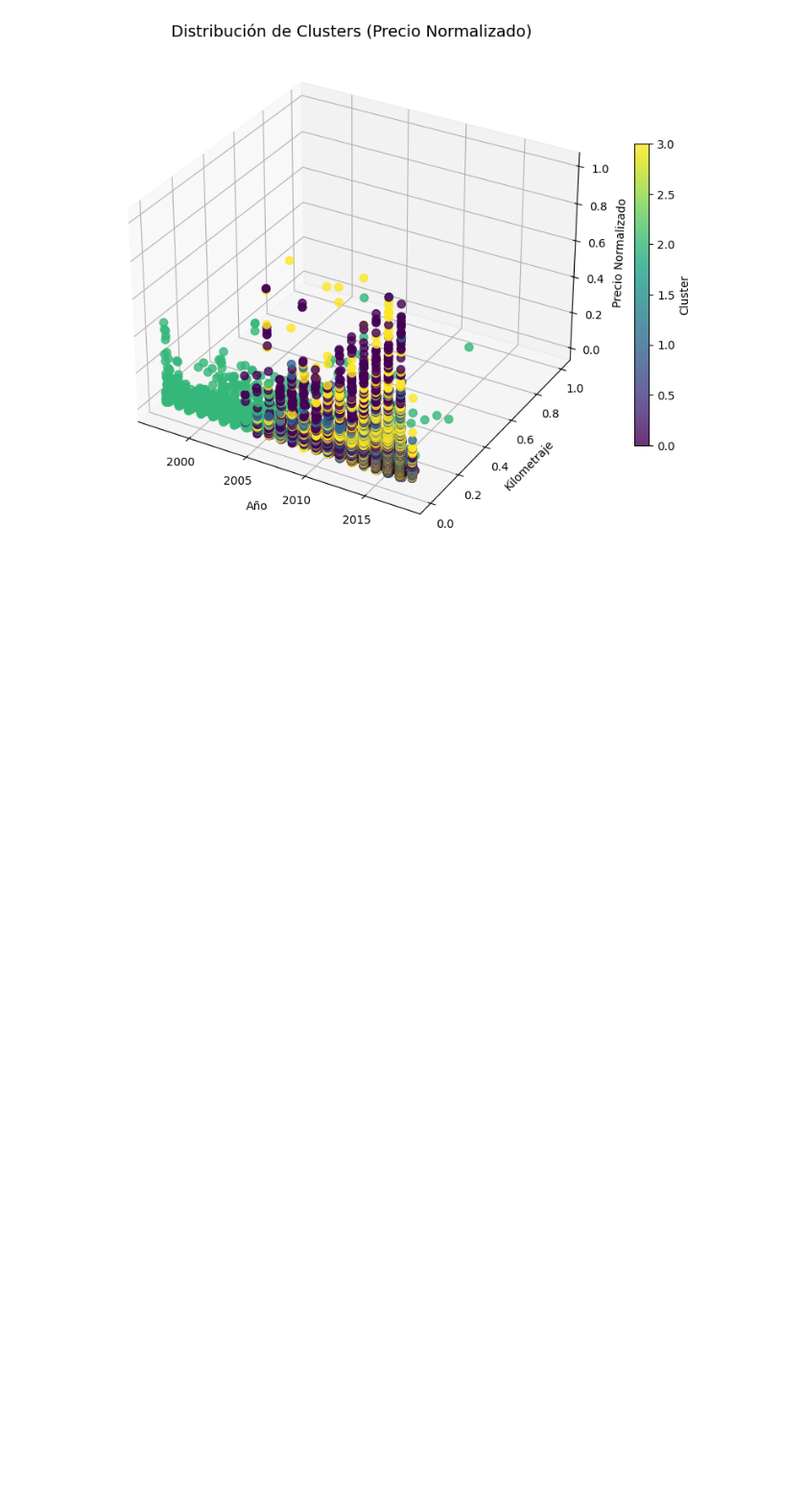
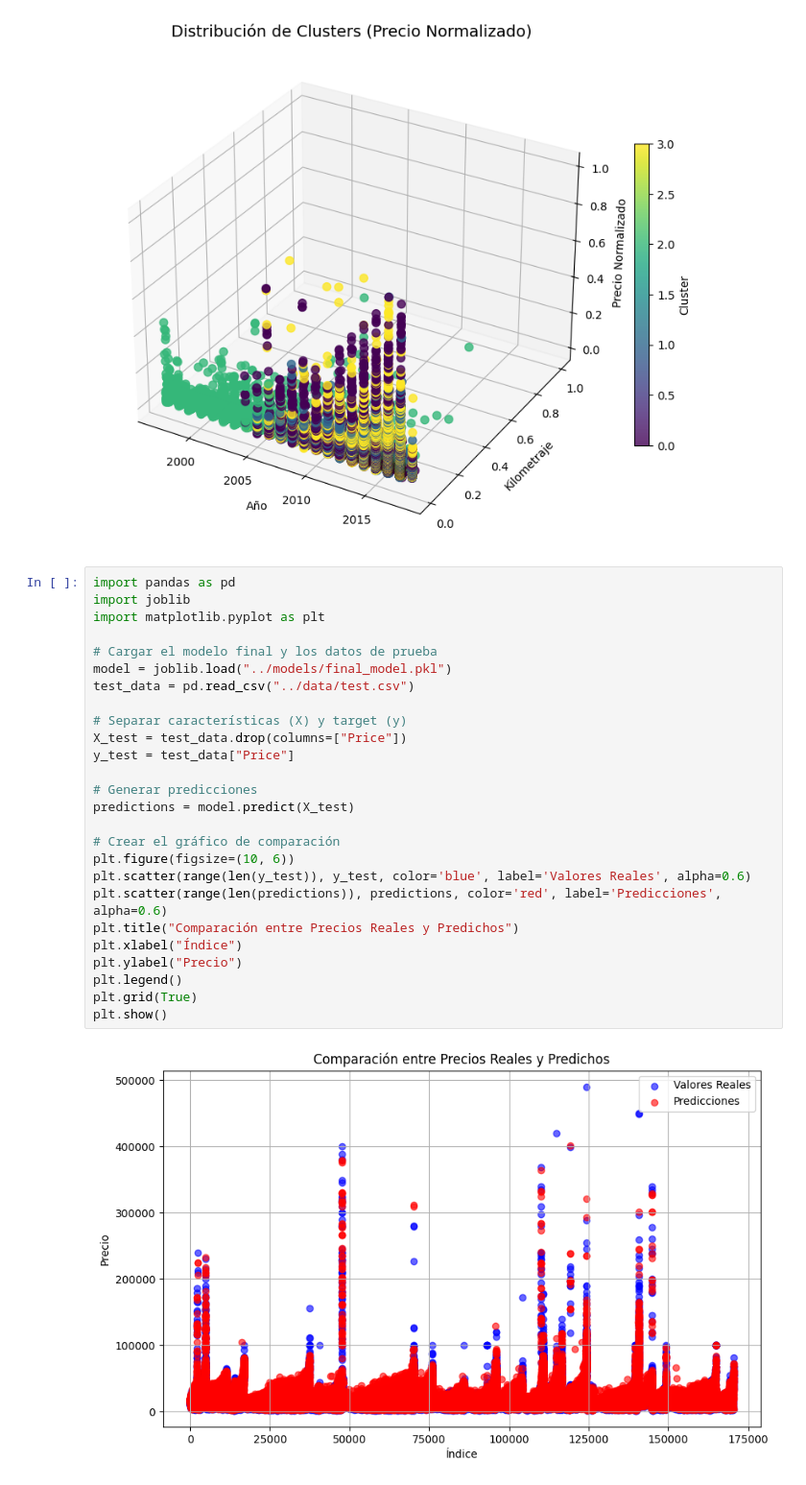
Before and after one commit to SergioChalela/Predicciones-Aguacates, a Jupyter notebook: notebooks/Graficos.ipynb, the cells around one changed output. Shown at 96% size. Cells and saved outputs as stored; diff of their text form; blank space fills up the shorter version.

```diff
--- a/notebooks/Graficos.ipynb
+++ b/notebooks/Graficos.ipynb
@@ -390,3 +390,31 @@ cb.set_label('Cluster')
 plt.show()
 # %% [output]
 [figure]
+# %%
+import pandas as pd
+import joblib
+import matplotlib.pyplot as plt
+
+# Cargar el modelo final y los datos de prueba
+model = joblib.load("../models/final_model.pkl")
+test_data = pd.read_csv("../data/test.csv")
+
+# Separar características (X) y target (y)
+X_test = test_data.drop(columns=["Price"])
+y_test = test_data["Price"]
+
+# Generar predicciones
+predictions = model.predict(X_test)
+
+# Crear el gráfico de comparación
+plt.figure(figsize=(10, 6))
+plt.scatter(range(len(y_test)), y_test, color='blue', label='Valores Reales', alpha=0.6)
+plt.scatter(range(len(predictions)), predictions, color='red', label='Predicciones', alpha=0.6)
+plt.title("Comparación entre Precios Reales y Predichos")
+plt.xlabel("Índice")
+plt.ylabel("Precio")
+plt.legend()
+plt.grid(True)
+plt.show()
+# %% [output]
+[figure, added]
```
Also changed, not shown: parts of 1 cell of this notebook.
